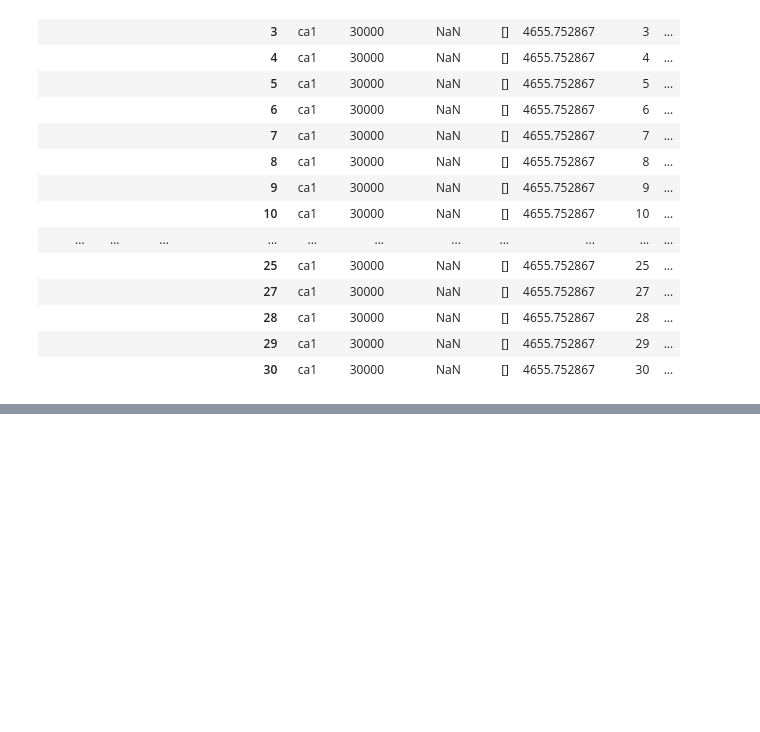
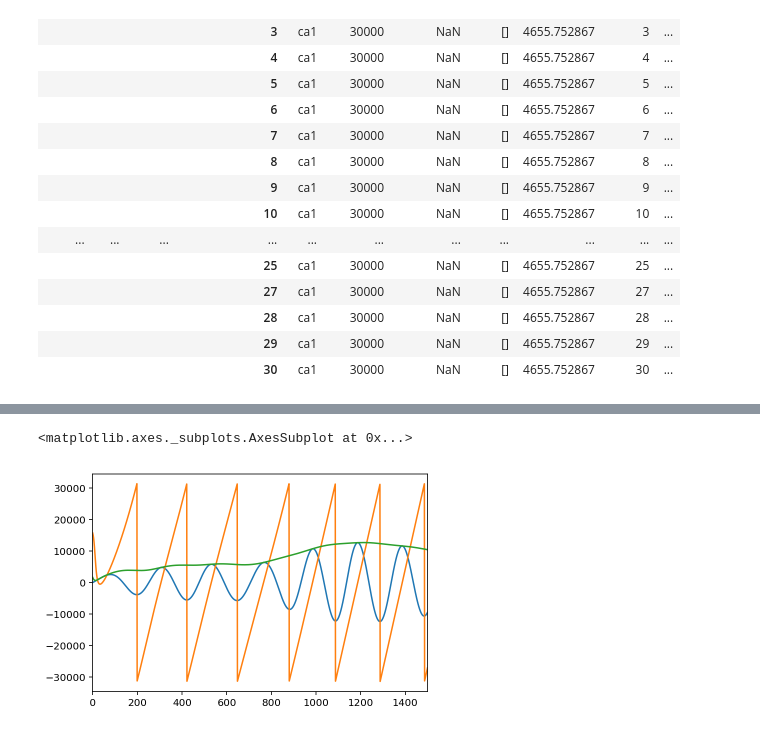
Before and after one commit to edeno/ac_clusterless_decoding, a Jupyter notebook: notebooks/2019_12_04_Test_Loading_Multiunit.ipynb, the cells around one changed output, grey strips where cells are left out. Drawn from its saved outputs; the diff is of its cells as text; code cells hidden in the pictures; blank space fills up the shorter version.

```diff
--- a/notebooks/2019_12_04_Test_Loading_Multiunit.ipynb
+++ b/notebooks/2019_12_04_Test_Loading_Multiunit.ipynb
@@ -83,0 +51,21 @@ Dimensions without coordinates: tetrodes
+# %%
+from src.load_data import get_filter_filename
+from scipy.io import loadmat
+import pandas as pd
+
+tetrode_key = ('jaq', 1, 2, 1)
+animals = ANIMALS
+freq_band='theta'
+
+filter_file = loadmat(
+    get_filter_filename(tetrode_key, animals, freq_band))
+filter_data = filter_file[freq_band][0, -1][0, -1][0, -1][0]
+COLUMNS = ['bandpassed_lfp', 'instantaneous_phase', 'envelope_magnitude']
+df = pd.DataFrame(filter_data['data'][0], columns=COLUMNS)
+
+df.iloc[:1500, 0].plot()
+df.iloc[:1500, 1].plot()
+df.iloc[:1500, 2].plot()
+# %% [output]
+<matplotlib.axes._subplots.AxesSubplot at 0x...>
+[figure, added]
```
Also changed, not shown: parts of 14 cells of this notebook, 3 other files.
